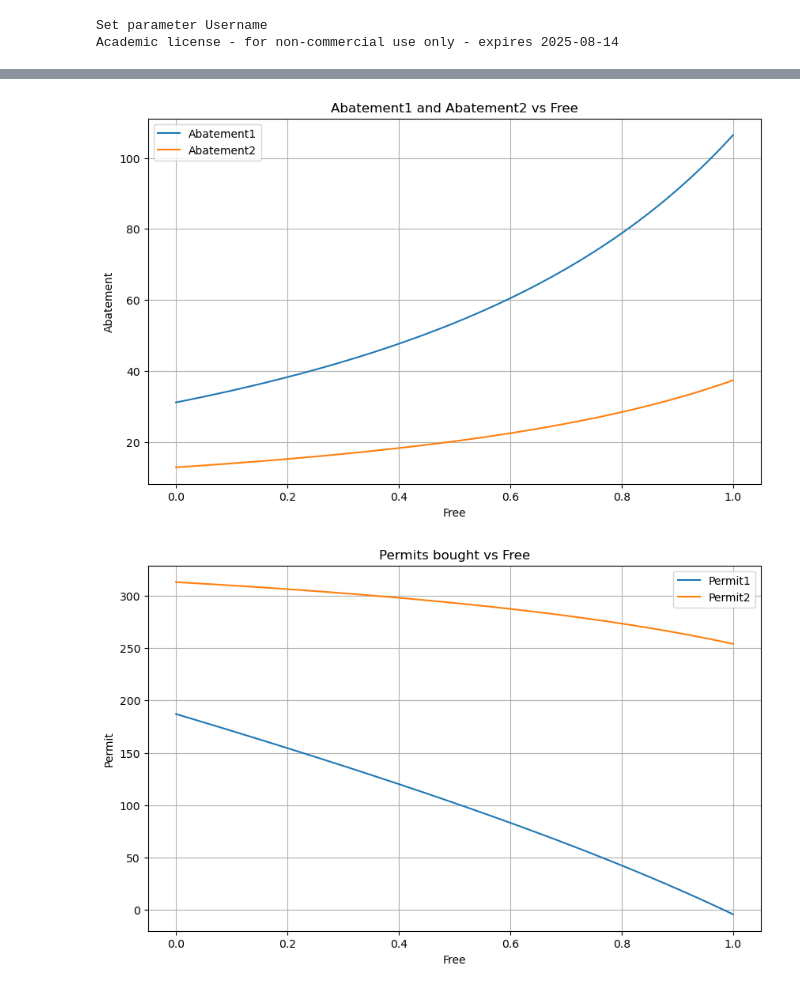
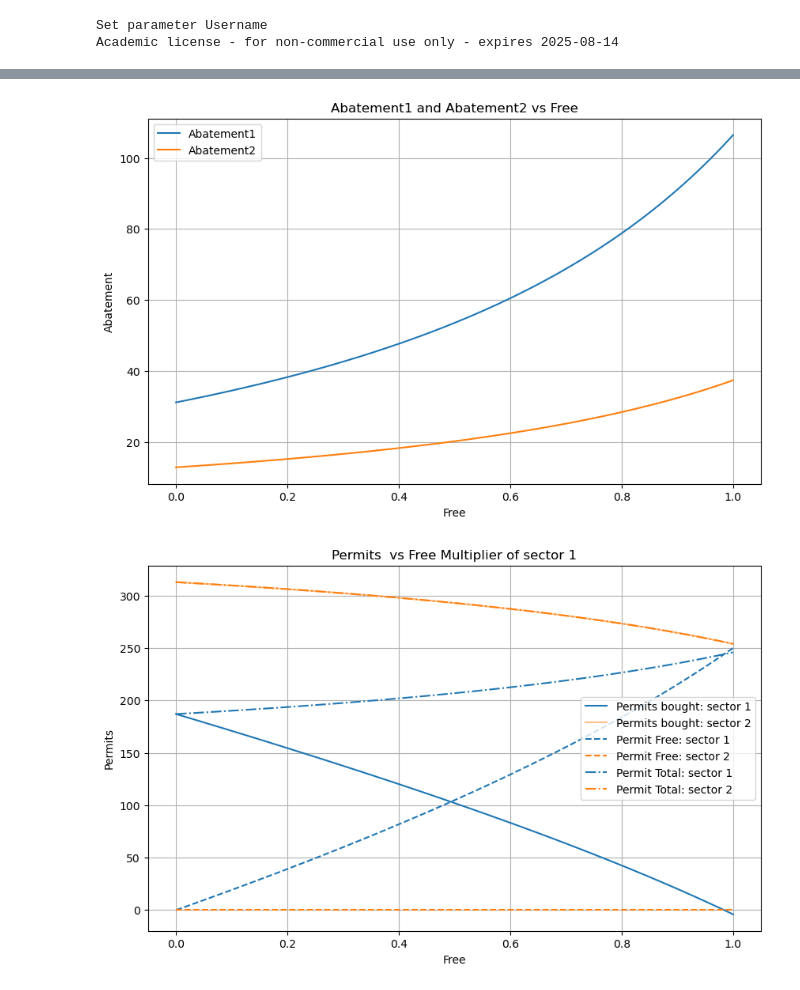
Before and after one commit to kwpap/Diplomatiki_kwpap_step_1, a Jupyter notebook: 2024 Project v2/notebook/19_sympy_exp2_6firms.ipynb, the cells around one changed output, grey strips where cells are left out. Cells and saved outputs as stored; diff of their text form; code cells hidden in the pictures.

```diff
--- a/2024 Project v2/notebook/19_sympy_exp2_6firms.ipynb
+++ b/2024 Project v2/notebook/19_sympy_exp2_6firms.ipynb
@@ -37,8 +50,6 @@ profits1 = []
 profits2 = []
 abatements1 = []
 abatements2 = []
-permits1 = []
-permits2 = []
 trades1 = []
 trades2 = []
 revenews1 = []
@@ -48,13 +59,19 @@ outputs1 = []
 outputs2 = []
 emissions1 = []
 emissions2 = []
+permits_bought_1 = []
+permits_bought_2 = []
+permits_free_1 = []
+permits_free_2 = []
+permits_used_1 = []
+permits_used_2 = []
 
 
 for free in tqdm.tqdm(frees):
 
 
     sector1.free_emission_multiplier = free
-    Regulator19.optimization_with_least_squares()
+    Regulator19.optimization_with_least_squares_ab()
     print(f"{free}: {Regulator19.equilibrium_tester(output = True)}")
 
     for firm in Regulator19.firm_registry.values():
@@ -64,16 +81,20 @@ for free in tqdm.tqdm(frees):
     profits2.append(mean( float(i.profit) for i in sector2.firms))
     abatements1.append(mean( float(i.abatement) for i in sector1.firms))
     abatements2.append(mean( float(i.abatement) for i in sector2.firms))
-    permits1.append(mean( float(i.permits_used) for i in sector1.firms))
-    permits2.append(mean( float(i.permits_used) for i in sector2.firms))
+    permits_used_1.append(mean( float(i.permits_used) for i in sector1.firms))
+    permits_used_2.append(mean( float(i.permits_used) for i in sector2.firms))
+    permits_free_1.append(mean( float(i.free_permits) for i in sector1.firms))
+    permits_free_2.append(mean( float(i.free_permits) for i in sector2.firms))
+    permits_bought_1.append(mean( float(i.permits_bought) for i in sector1.firms))
+    permits_bought_2.append(mean( float(i.permits_bought) for i in sector2.firms))
     trades1.append(mean( float(i.permits_costs) for i in sector1.firms))
     trades2.append(mean( float(i.permits_costs) for i in sector2.firms))
     revenews1.append( mean(float(i.sales) for i in sector1.firms))
     revenews2.append(mean( float(i.sales) for i in sector2.firms))
     permit_price.append(Regulator19.permit_price)
-    outputs1.append(mean(float(i.actual_output) for i in sector1.firms))
-    outputs2.append(mean(float(i.actual_output) for i in sector2.firms))
-    emissions1.append(mean(float(i.emission) for i in sector1.firms))
-    emissions2.append(mean(float(i.emission) for i in sector2.firms))
+    outputs1.append(mean( float(i.actual_output) for i in sector1.firms))
+    outputs2.append(mean( float(i.actual_output) for i in sector2.firms))
+    emissions1.append(mean( float(i.emission) for i in sector1.firms))
+    emissions2.append(mean( float(i.emission) for i in sector2.firms))
 # %% [output]
 Optimal solution found
@@ -140,4 +156,6 @@ Worst      |  +5.69e-6 ✔️ |  +7.93e-5 ✔️ |   -5.9130 ✔️ |   -6.1130
 # %%
+colors = {'b': '#1f77b4', 'o': '#ff7f0e'}
+
 # Plot profit1 and profit2 with respect to frees
 plt.figure(figsize=(10, 6))
 plt.plot(frees, outputs1, label='Output 1', color = '#1f77b4')
@@ -178,11 +196,15 @@ plt.show()
 
 # Plot permit1 and permit2 with respect to frees
 plt.figure(figsize=(10, 6))
-plt.plot(frees, permits1, label='Permit1')
-plt.plot(frees, permits2, label='Permit2')
+plt.plot(frees, permits_bought_1, label='Permits bought: sector 1', color = colors['b'])
+plt.plot(frees, permits_bought_2, label='Permits bought: sector 2', color = colors['o'], alpha=0.5)
+plt.plot(frees, permits_free_1, label='Permit Free: sector 1', color = colors['b'], linestyle='--')
+plt.plot(frees, permits_free_2, label='Permit Free: sector 2', color = colors['o'], linestyle='--')
+plt.plot(frees, permits_used_1, label='Permit Total: sector 1', color = colors['b'], linestyle='-.')
+plt.plot(frees, permits_used_2, label='Permit Total: sector 2', color = colors['o'], linestyle='-.')
 plt.xlabel('Free')
-plt.ylabel('Permit')
-plt.title('Permits bought vs Free')
+plt.ylabel('Permits')
+plt.title('Permits  vs Free Multiplier of sector 1')
 plt.legend()
 plt.grid()
 plt.show()
@@ -193,33 +215,33 @@ plt.plot(frees, trades1, label='Trade1')
 plt.plot(frees, trades2, label='Trade2')
 plt.xlabel('Free')
 plt.ylabel('Trade')
-plt.title('Money on permits vs Free')
+plt.title('Money Spent on permits vs Free')
 plt.legend()
 plt.grid()
 plt.show()
 
 # Plot revenew1 and revenew2 with respect to frees
 plt.figure(figsize=(10, 6))
 plt.plot(frees, revenews1, label='Revenew1')
 plt.plot(frees, revenews2, label='Revenew2')
 plt.xlabel('Free')
 plt.ylabel('Revenew')
 plt.title('Revenew1 and Revenew2 vs Free')
 plt.legend()
 plt.grid()
 plt.show()
 
 # Plot permit_price with respect to frees
 plt.figure(figsize=(10, 6))
 plt.plot(frees, permit_price, label='Permit Price')
 plt.xlabel('Free')
 plt.ylabel('Permit Price')
 plt.title('Permit Price vs Free')
 plt.legend()
 plt.grid()
 plt.show()
 # %% [output]
 [figure]
 [figure]
 [figure]
-[figure, old version]
+[figure, new version]
```
Also changed, not shown: parts of 3 cells of this notebook, 7 other files.
